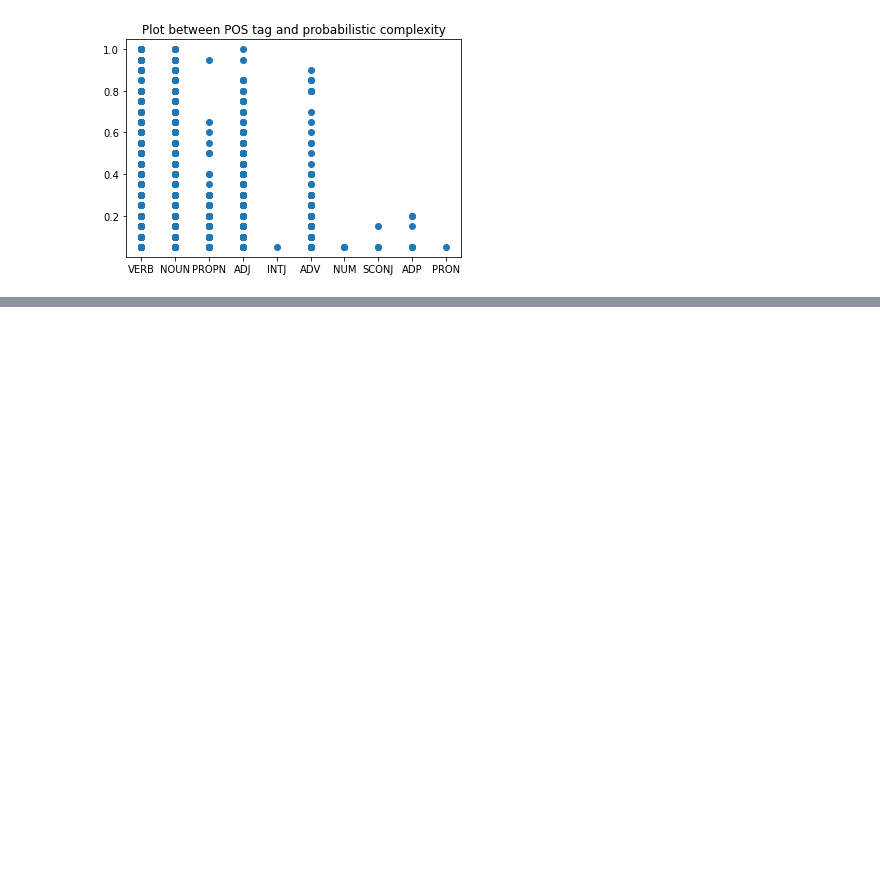
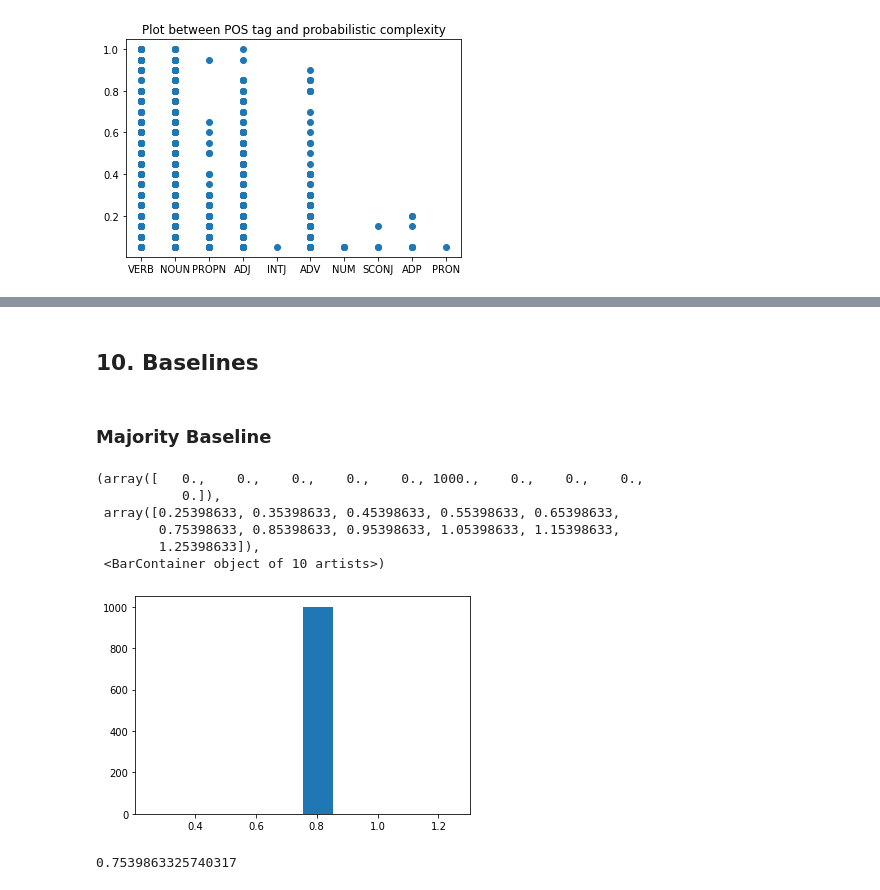
Before and after one commit to Caesar-blip/NLP, a Jupyter notebook: Ass1_PartB.ipynb, the cells around one changed output, grey strips where cells are left out. Cells and saved outputs as stored; diff of their text form; code cells hidden in the pictures; blank space fills up the shorter version.

```diff
--- a/Ass1_PartB.ipynb
+++ b/Ass1_PartB.ipynb
@@ -97,0 +104,2 @@ plt.show()
+# %% [markdown]
+## 10. Baselines
@@ -97,0 +110,24 @@ plt.show()
+# %%
+analyzer = Baseliner()
+runs = 1000
+# %% [markdown]
+### Majority Baseline
+# %%
+analyzer.set_mode("test")
+# %%
+ans = np.zeros(runs)
+for i in range(runs):
+    ans[i] = analyzer.majority_baseline()[0]
+plt.hist(ans)
+# %% [output]
+(array([   0.,    0.,    0.,    0.,    0., 1000.,    0.,    0.,    0.,
+           0.]),
+ array([0.25398633, 0.35398633, 0.45398633, 0.55398633, 0.65398633,
+        0.75398633, 0.85398633, 0.95398633, 1.05398633, 1.15398633,
+        1.25398633]),
+ <BarContainer object of 10 artists>)
+[figure, added]
+# %%
+np.mean(ans)
+# %% [output]
+0.7539863325740317
```
Also changed, not shown: parts of 32 cells of this notebook, 6 other files.
